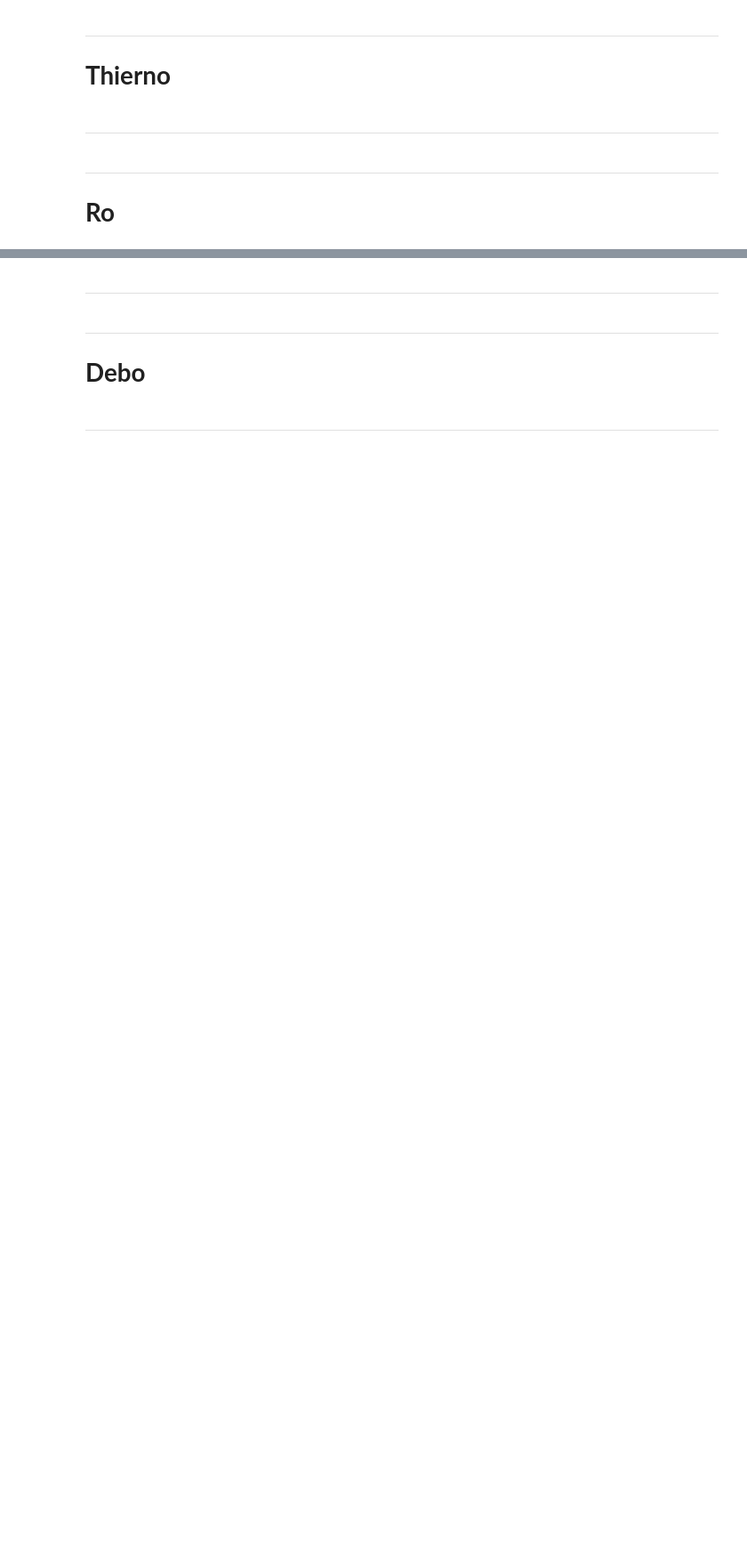
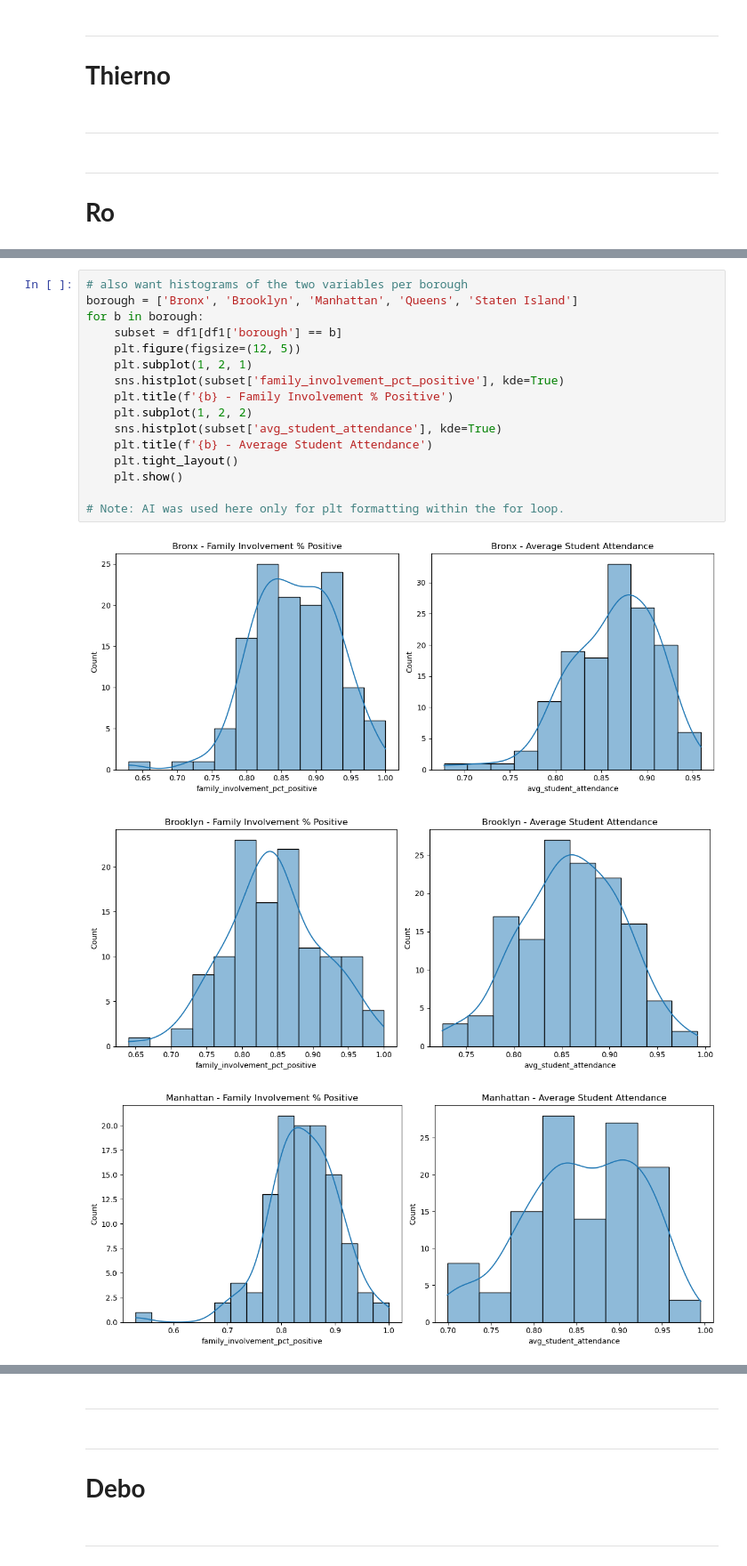
Before and after one commit to brehima5/CID_data-slayer-corps, a Jupyter notebook: python/notebooks/eda.ipynb, the cells around one changed output, grey strips where cells are left out. Shown at 89% size. Cells and saved outputs as stored; diff of their text form; blank space fills up the shorter version.

```diff
--- a/python/notebooks/eda.ipynb
+++ b/python/notebooks/eda.ipynb
@@ -75,0 +120,20 @@ dtype: int64
+# %%
+# also want histograms of the two variables per borough
+borough = ['Bronx', 'Brooklyn', 'Manhattan', 'Queens', 'Staten Island']
+for b in borough:
+    subset = df1[df1['borough'] == b]
+    plt.figure(figsize=(12, 5))
+    plt.subplot(1, 2, 1)
+    sns.histplot(subset['family_involvement_pct_positive'], kde=True)
+    plt.title(f'{b} - Family Involvement % Positive')
+    plt.subplot(1, 2, 2)
+    sns.histplot(subset['avg_student_attendance'], kde=True)
+    plt.title(f'{b} - Average Student Attendance')
+    plt.tight_layout()
+    plt.show()
+
+# Note: AI was used here only for plt formatting within the for loop.
+# %% [output]
+[figure, added]
+[figure, added]
+[figure, added]
```
Also changed, not shown: parts of 18 cells of this notebook, 5 other files.
